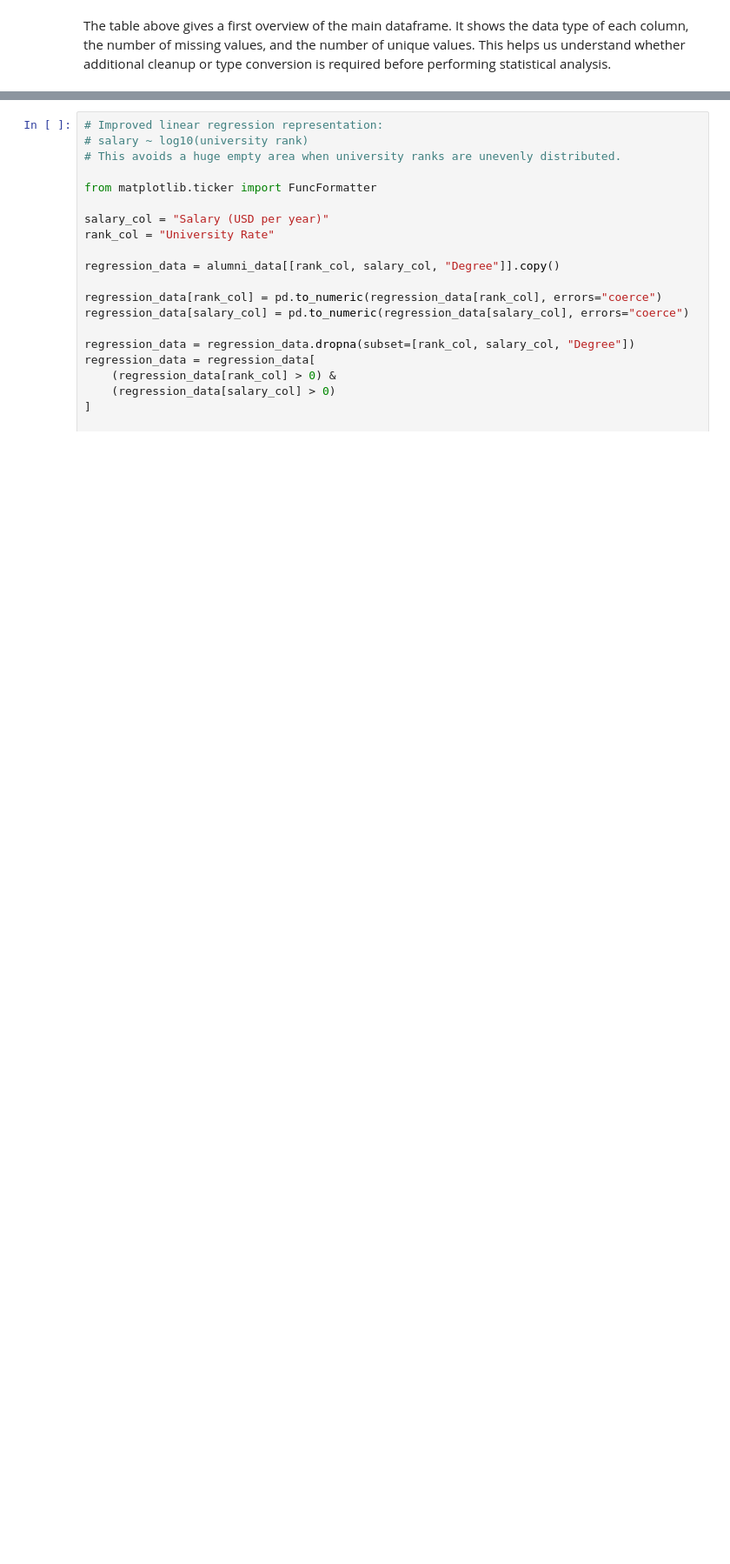
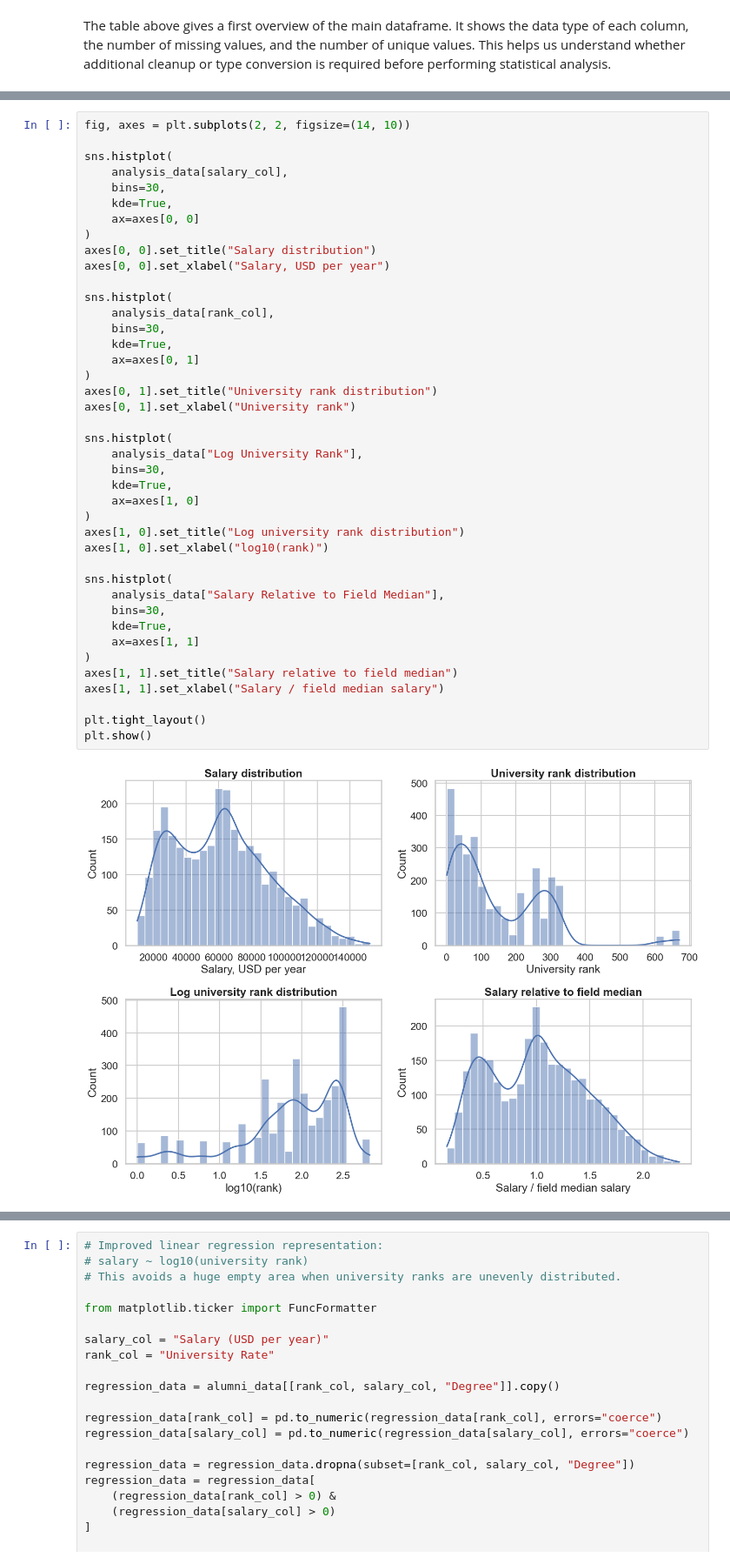
Before and after one commit to maxtheshock/PythonDS-Project, a Jupyter notebook: PythonNotebook.ipynb, the cells around one changed output, grey strips where cells are left out. Shown at 87% size. Saved outputs shown, nothing was run; the diff lists cells and outputs as text; blank space fills up the shorter version.

```diff
--- a/PythonNotebook.ipynb
+++ b/PythonNotebook.ipynb
@@ -527,0 +651,43 @@ analysis_data.head()
+# %%
+fig, axes = plt.subplots(2, 2, figsize=(14, 10))
+
+sns.histplot(
+    analysis_data[salary_col],
+    bins=30,
+    kde=True,
+    ax=axes[0, 0]
+)
+axes[0, 0].set_title("Salary distribution")
+axes[0, 0].set_xlabel("Salary, USD per year")
+
+sns.histplot(
+    analysis_data[rank_col],
+    bins=30,
+    kde=True,
+    ax=axes[0, 1]
+)
+axes[0, 1].set_title("University rank distribution")
+axes[0, 1].set_xlabel("University rank")
+
+sns.histplot(
+    analysis_data["Log University Rank"],
+    bins=30,
+    kde=True,
+    ax=axes[1, 0]
+)
+axes[1, 0].set_title("Log university rank distribution")
+axes[1, 0].set_xlabel("log10(rank)")
+
+sns.histplot(
+    analysis_data["Salary Relative to Field Median"],
+    bins=30,
+    kde=True,
+    ax=axes[1, 1]
+)
+axes[1, 1].set_title("Salary relative to field median")
+axes[1, 1].set_xlabel("Salary / field median salary")
+
+plt.tight_layout()
+plt.show()
+# %% [output]
+[figure, added]
```
Also changed, not shown: parts of 9 cells of this notebook, 1 other file.
